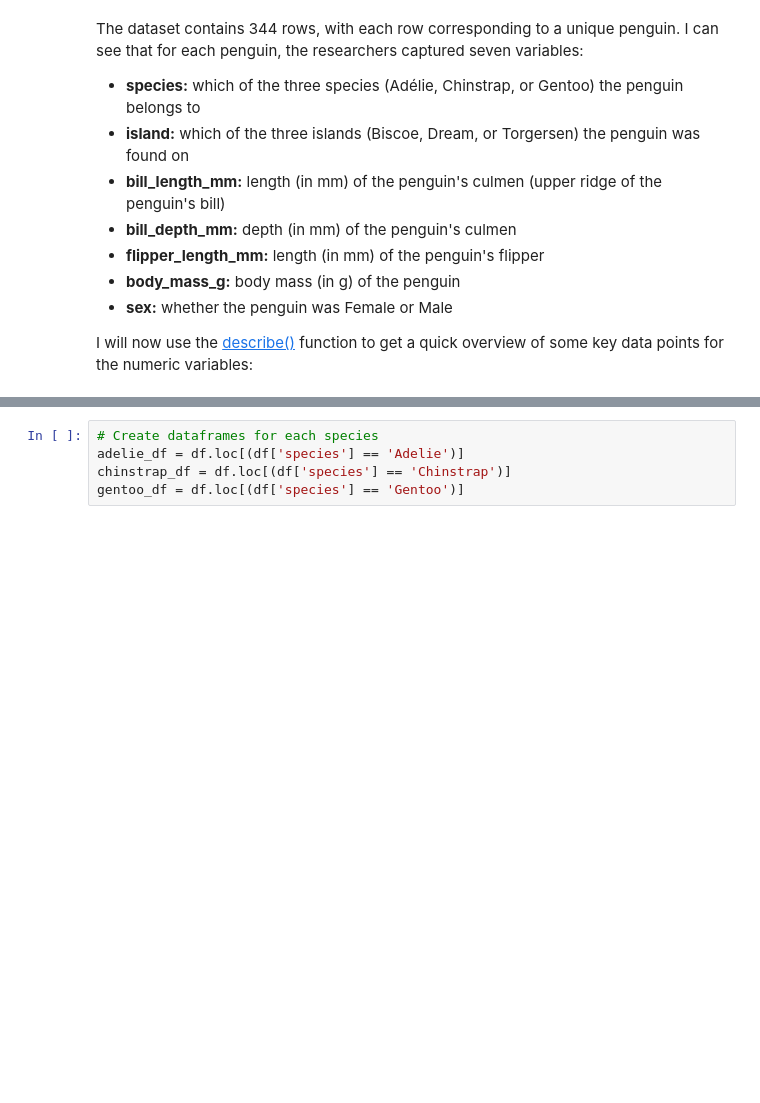
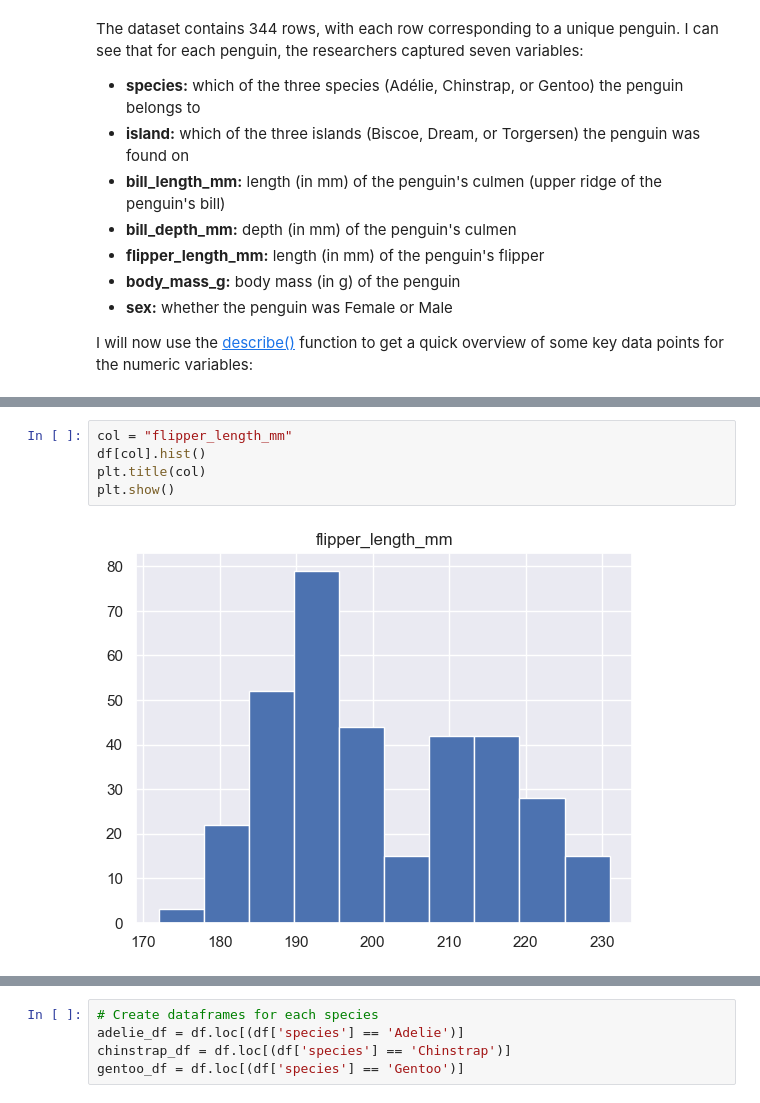
Before and after one commit to JBnkn/8634-data-analytics, a Jupyter notebook: penguins.ipynb, the cells around one changed output, grey strips where cells are left out. Saved outputs shown, nothing was run; the diff lists cells and outputs as text; blank space fills up the shorter version.

```diff
--- a/penguins.ipynb
+++ b/penguins.ipynb
@@ -84,0 +111,7 @@ Name: count, dtype: int64
+# %%
+col = "flipper_length_mm"
+df[col].hist()
+plt.title(col)
+plt.show()
+# %% [output]
+[figure, added]
```
Also changed, not shown: parts of 24 cells of this notebook.
